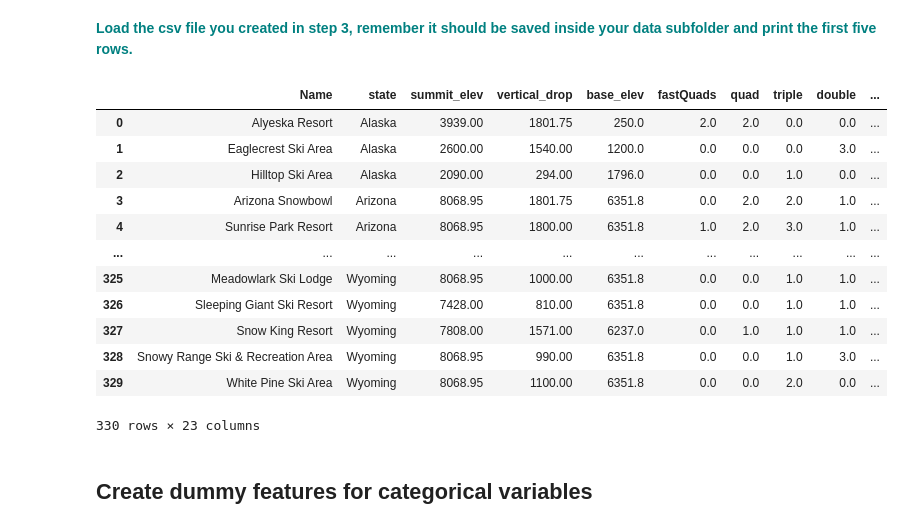
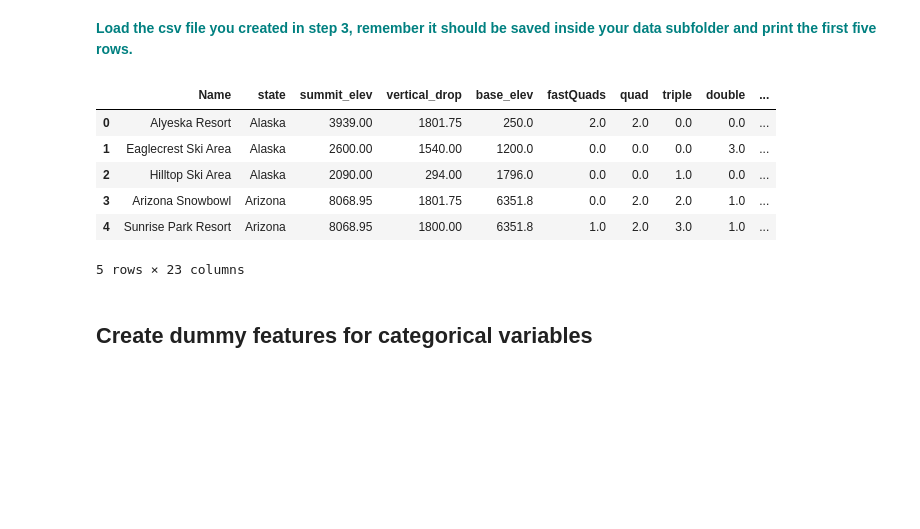
Before and after one commit to umamohantm/Guided-Capstone-, a Jupyter notebook: Notebook_stepfourandfive.ipynb.ipynb, the cells around one changed output. Cells and saved outputs as stored; diff of their text form; code cells hidden in the pictures; blank space fills up the shorter version.

```diff
--- a/Notebook_stepfourandfive.ipynb.ipynb
+++ b/Notebook_stepfourandfive.ipynb.ipynb
@@ -46,21 +46,15 @@ df=pd.read_csv('step3_output.csv')
 # %%
 df=df.drop('Unnamed: 0',1)
 # %%
-df
+df.head()
 # %% [output]
 |  | Name | state | summit_elev | vertical_drop | base_elev | fastQuads | quad | triple | double | ... |
 | 0 | Alyeska Resort | Alaska | 3939.00 | 1801.75 | 250.0 | 2.0 | 2.0 | 0.0 | 0.0 | ... |
 | 1 | Eaglecrest Ski Area | Alaska | 2600.00 | 1540.00 | 1200.0 | 0.0 | 0.0 | 0.0 | 3.0 | ... |
 | 2 | Hilltop Ski Area | Alaska | 2090.00 | 294.00 | 1796.0 | 0.0 | 0.0 | 1.0 | 0.0 | ... |
 | 3 | Arizona Snowbowl | Arizona | 8068.95 | 1801.75 | 6351.8 | 0.0 | 2.0 | 2.0 | 1.0 | ... |
 | 4 | Sunrise Park Resort | Arizona | 8068.95 | 1800.00 | 6351.8 | 1.0 | 2.0 | 3.0 | 1.0 | ... |
-| ... | ... | ... | ... | ... | ... | ... | ... | ... | ... | ... |
-| 325 | Meadowlark Ski Lodge | Wyoming | 8068.95 | 1000.00 | 6351.8 | 0.0 | 0.0 | 1.0 | 1.0 | ... |
-| 326 | Sleeping Giant Ski Resort | Wyoming | 7428.00 | 810.00 | 6351.8 | 0.0 | 0.0 | 1.0 | 1.0 | ... |
-| 327 | Snow King Resort | Wyoming | 7808.00 | 1571.00 | 6237.0 | 0.0 | 1.0 | 1.0 | 1.0 | ... |
-| 328 | Snowy Range Ski & Recreation Area | Wyoming | 8068.95 | 990.00 | 6351.8 | 0.0 | 0.0 | 1.0 | 3.0 | ... |
-| 329 | White Pine Ski Area | Wyoming | 8068.95 | 1100.00 | 6351.8 | 0.0 | 0.0 | 2.0 | 0.0 | ... |
-330 rows × 23 columns
+5 rows × 23 columns
 # %% [markdown]
 ## Create dummy features for categorical variables
 # %% [markdown]
```
Also changed, not shown: parts of 4 cells of this notebook.
